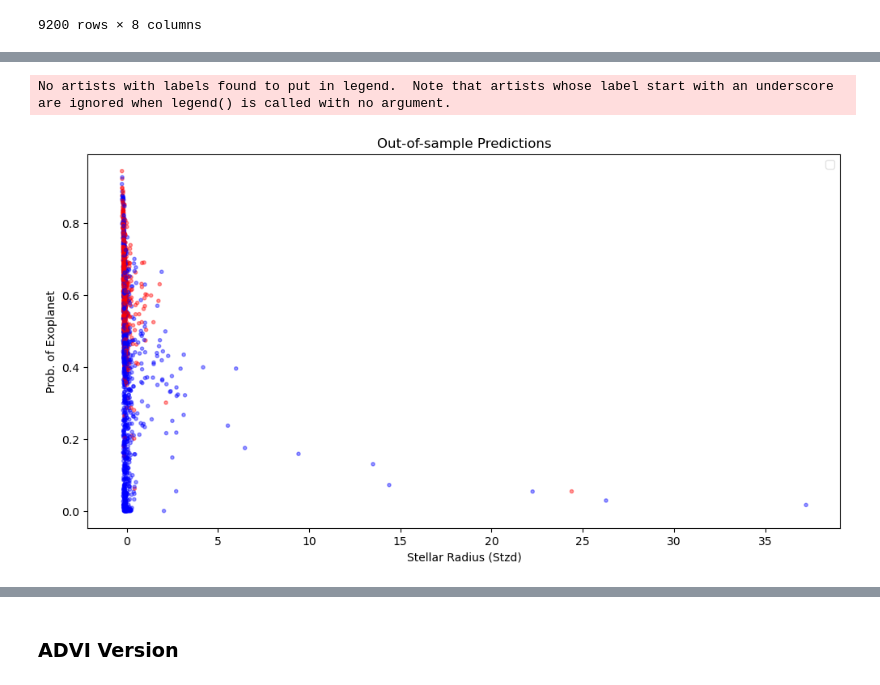
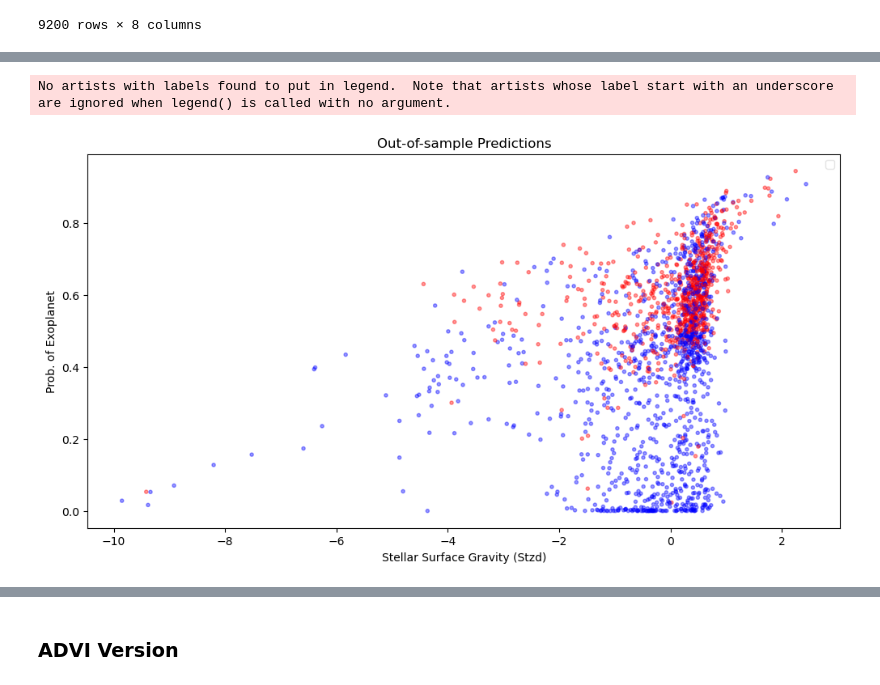
Before and after one commit to Haigro/Exoplanet-Classification, a Jupyter notebook: Project.ipynb, the cells around one changed output, grey strips where cells are left out. Cells and saved outputs as stored; diff of their text form; code cells hidden in the pictures.

Commit message:
Fied graphs and cleaned notebook. Switched to using Stellar Surface Gravity for graphs rather than Stellar Radius.

```diff
--- a/Project.ipynb
+++ b/Project.ipynb
@@ -335,75 +310,36 @@ Y_test.tolist()
 # %%
 _, ax = plt.subplots(figsize=(12, 6))
 
-preds_out_of_sample = binout2.predictions_constant_data["pred"][:, 3]#.sortby("pred")
+preds_out_of_sample = binout2.predictions_constant_data["pred"][:, 2]#.sortby("pred")
 model_preds = binout2.predictions.mean(("chain", "draw"))
 cat = np.where(model_preds.p>=0.5,1,0)
 col = []
 rate = []
 
 mark = np.where(model_preds.p>=0.5,'b','x')
 
 for i in range(cat.size):
     if cat[i] == Y_test.tolist()[i]:
         col.append('b')
         rate.append(1)
     else:
         col.append('r')
         rate.append(0)
 
-
 ax.scatter(x = preds_out_of_sample,
            y = model_preds.p,
            color = col,
            marker = '.',
-           alpha = 0.4
+           alpha = 0.4,
            )
 
-# uncertainty about the estimates:
-# ax.vlines(
-#     preds_out_of_sample,
-#     *az.hdi(model_preds)["p"].transpose("hdi", ...),
-#     alpha=0.8,
-# )
-# # expected probability of success:
-# ax.plot(
-#     preds_out_of_sample,
-#     model_preds["p"].mean(("chain", "draw")),
-#     "o",
-#     ms=5,
-#     color="C1",
-#     alpha=0.8,
-#     label="Expected prob.",
-# )
-
-# # actual outcomes:
-# ax.scatter(
-#     x=X_test,
-#     y=Y_test,
-#     marker="x",
-#     color="k",
-#     alpha=0.8,
-#     label="Observed outcomes",
-# )
-# true probabilities:
-#x = np.linspace(X['koi_srad'].min() - 0.1, X['koi_srad'].max() + 0.1)
-#ax.plot(
-#    x,
-#    logistic(true_intercept + true_slope * x),
-#    lw=2,
-#    ls="--",
-#    color="#565C6C",
-#    alpha=0.8,
-#    label="True prob.",
-#)
-
-ax.set_xlabel("Stellar Radius (Stzd)")
+ax.set_xlabel("Stellar Surface Gravity (Stzd)")
 ax.set_ylabel("Prob. of Exoplanet")
 ax.set_title("Out-of-sample Predictions")
 ax.legend(fontsize=10, frameon=True, framealpha=0.5);
 # %% [output]
 No artists with labels found to put in legend.  Note that artists whose label start with an underscore are ignored when legend() is called with no argument.
-[figure, old version]
+[figure, new version]
 # %%
 print("Prediction Rate: " + str(sum(rate)/len(rate)))
 # %% [output]
```
Also changed, not shown: parts of 31 cells of this notebook.
